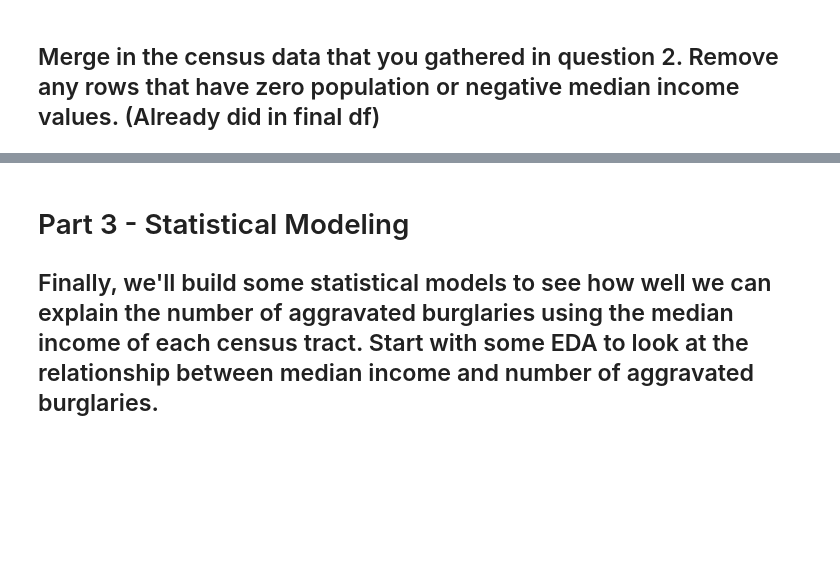
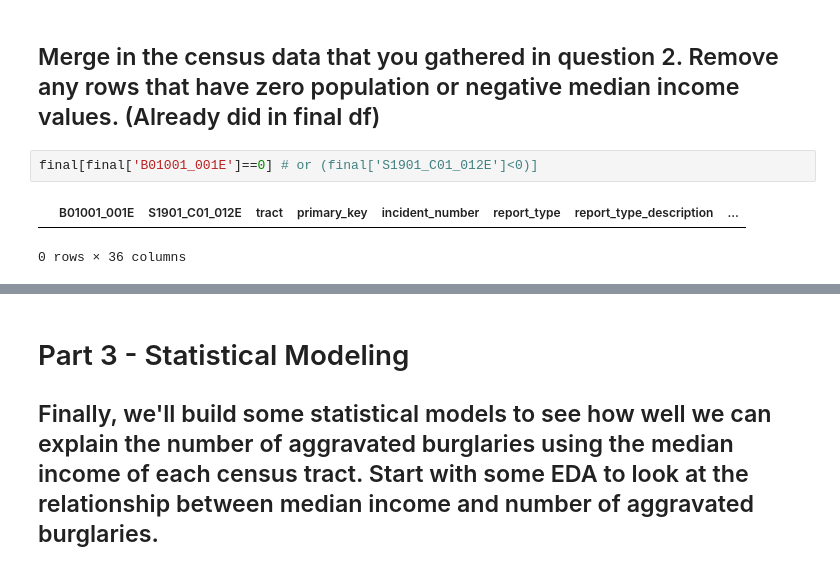
Before and after one commit to nss-data-science-cohort-6/api_project-twix, a Jupyter notebook: Bua_API_Project.ipynb, the cells around one changed output, grey strips where cells are left out. Saved outputs shown, nothing was run; the diff lists cells and outputs as text; blank space fills up the shorter version.

```diff
--- a/Bua_API_Project.ipynb
+++ b/Bua_API_Project.ipynb
@@ -325,2 +332,7 @@ Burg_by_tract_1000_sortval
 # %% [markdown]
 ## Merge in the census data that you gathered in question 2. Remove any rows that have zero population or negative median income values. (Already did in final df)
+# %%
+final[final['B01001_001E']==0] # or (final['S1901_C01_012E']<0)]
+# %% [output]
+|  | B01001_001E | S1901_C01_012E | tract | primary_key | incident_number | report_type | report_type_description | ... |
+0 rows × 36 columns
```
Also changed, not shown: parts of 6 cells of this notebook.
